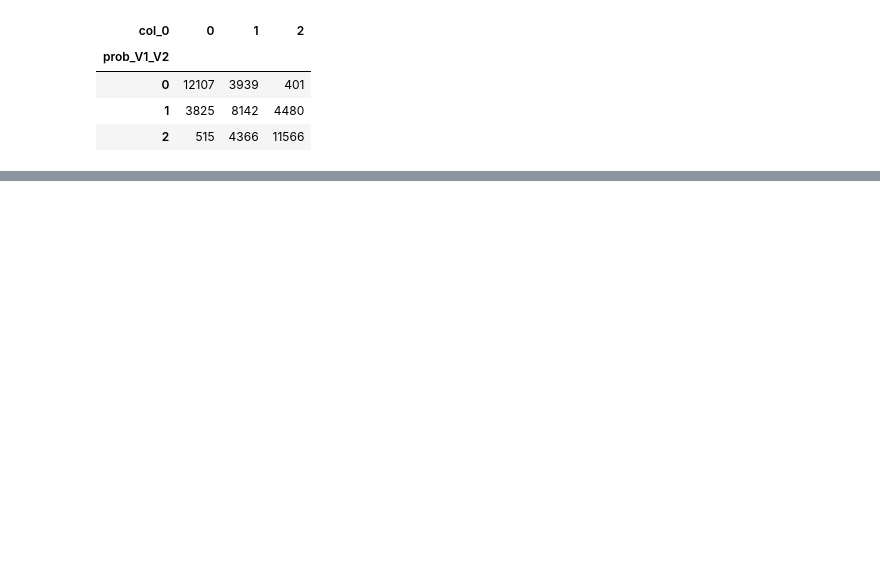
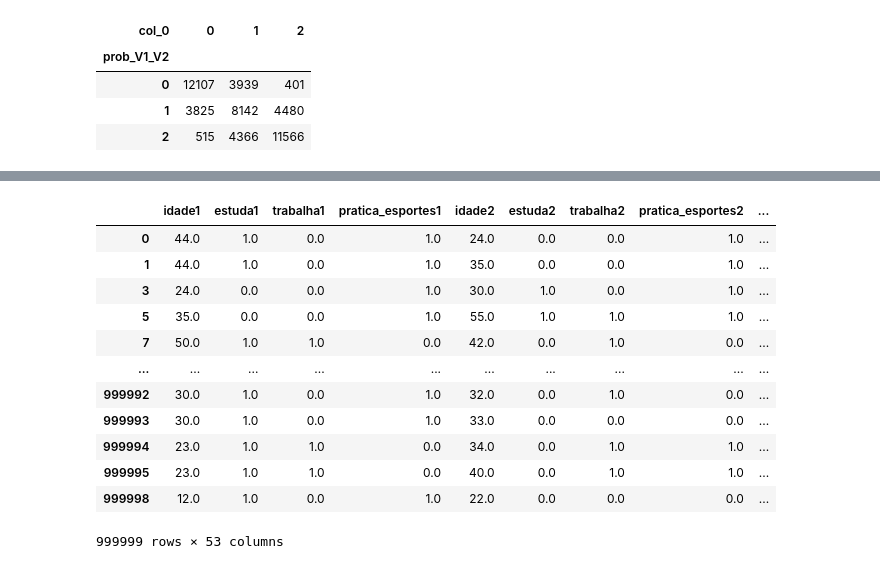
Before and after one commit to cassianojp/desafio_neoway, a Jupyter notebook: desafio_neoway_model.ipynb, the cells around one changed output, grey strips where cells are left out. Cells and saved outputs as stored; diff of their text form; code cells hidden in the pictures; blank space fills up the shorter version.

```diff
--- a/desafio_neoway_model.ipynb
+++ b/desafio_neoway_model.ipynb
@@ -783,0 +800,24 @@ Separando a taxa de contágio em faixas de valores e comparando com o alvo, pode
+# %%
+df_uso = df_avalicao_v1[x_test_v2.columns]
+# %%
+y_pred = lr2.predict(df_uso)
+# %%
+df_avalicao_v1['prob_V1_V2'] = y_pred
+# %%
+df_individuos_conexoes_previstos = df_estudo_v1.append(df_avalicao_v1) #, ignore_index=True)
+# %%
+df_individuos_conexoes_previstos
+# %% [output]
+|  | idade1 | estuda1 | trabalha1 | pratica_esportes1 | idade2 | estuda2 | trabalha2 | pratica_esportes2 | ... |
+| 0 | 44.0 | 1.0 | 0.0 | 1.0 | 24.0 | 0.0 | 0.0 | 1.0 | ... |
+| 1 | 44.0 | 1.0 | 0.0 | 1.0 | 35.0 | 0.0 | 0.0 | 1.0 | ... |
+| 3 | 24.0 | 0.0 | 0.0 | 1.0 | 30.0 | 1.0 | 0.0 | 1.0 | ... |
+| 5 | 35.0 | 0.0 | 0.0 | 1.0 | 55.0 | 1.0 | 1.0 | 1.0 | ... |
+| 7 | 50.0 | 1.0 | 1.0 | 0.0 | 42.0 | 0.0 | 1.0 | 0.0 | ... |
+| ... | ... | ... | ... | ... | ... | ... | ... | ... | ... |
+| 999992 | 30.0 | 1.0 | 0.0 | 1.0 | 32.0 | 0.0 | 1.0 | 0.0 | ... |
+| 999993 | 30.0 | 1.0 | 0.0 | 1.0 | 33.0 | 0.0 | 0.0 | 0.0 | ... |
+| 999994 | 23.0 | 1.0 | 1.0 | 0.0 | 34.0 | 0.0 | 1.0 | 1.0 | ... |
+| 999995 | 23.0 | 1.0 | 1.0 | 0.0 | 40.0 | 0.0 | 1.0 | 1.0 | ... |
+| 999998 | 12.0 | 1.0 | 0.0 | 1.0 | 22.0 | 0.0 | 0.0 | 0.0 | ... |
+999999 rows × 53 columns
```
Also changed, not shown: parts of 83 cells of this notebook, 2 other files.
